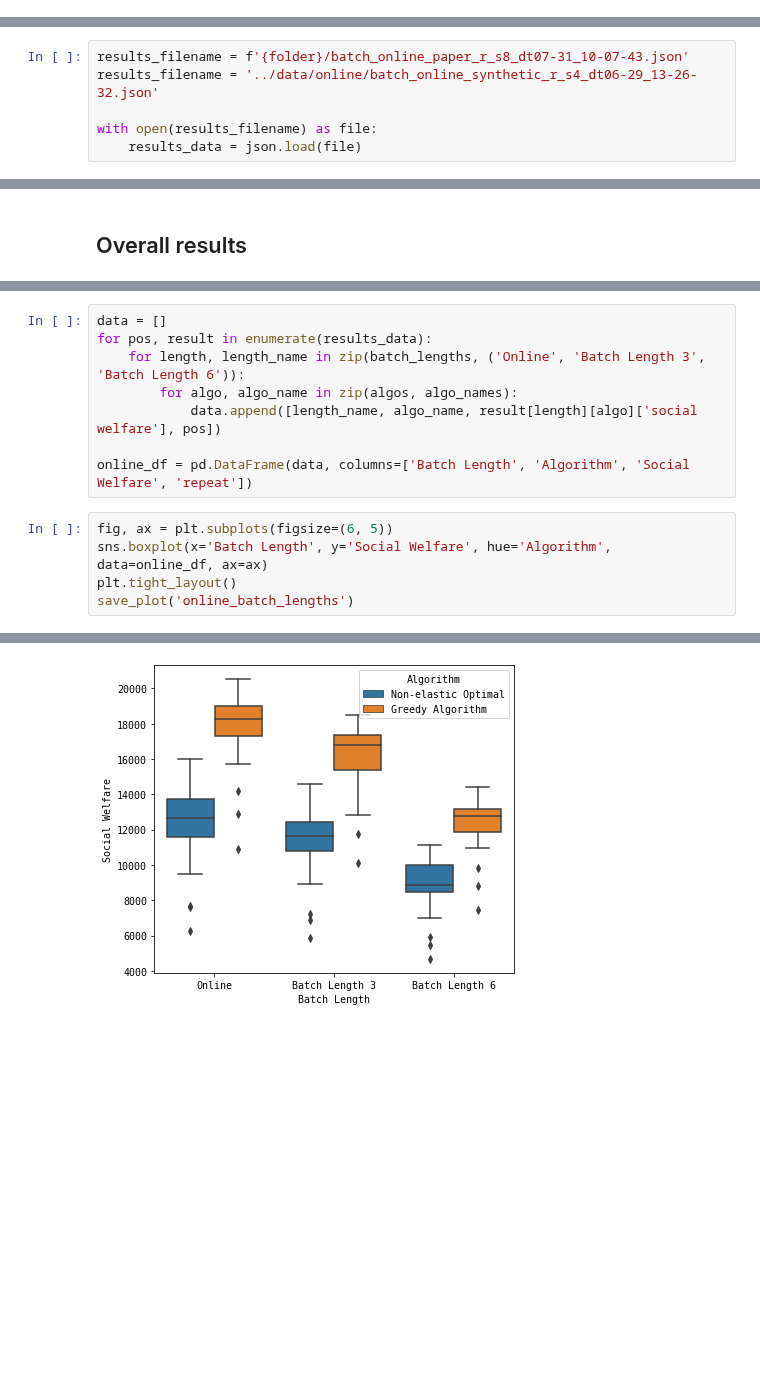
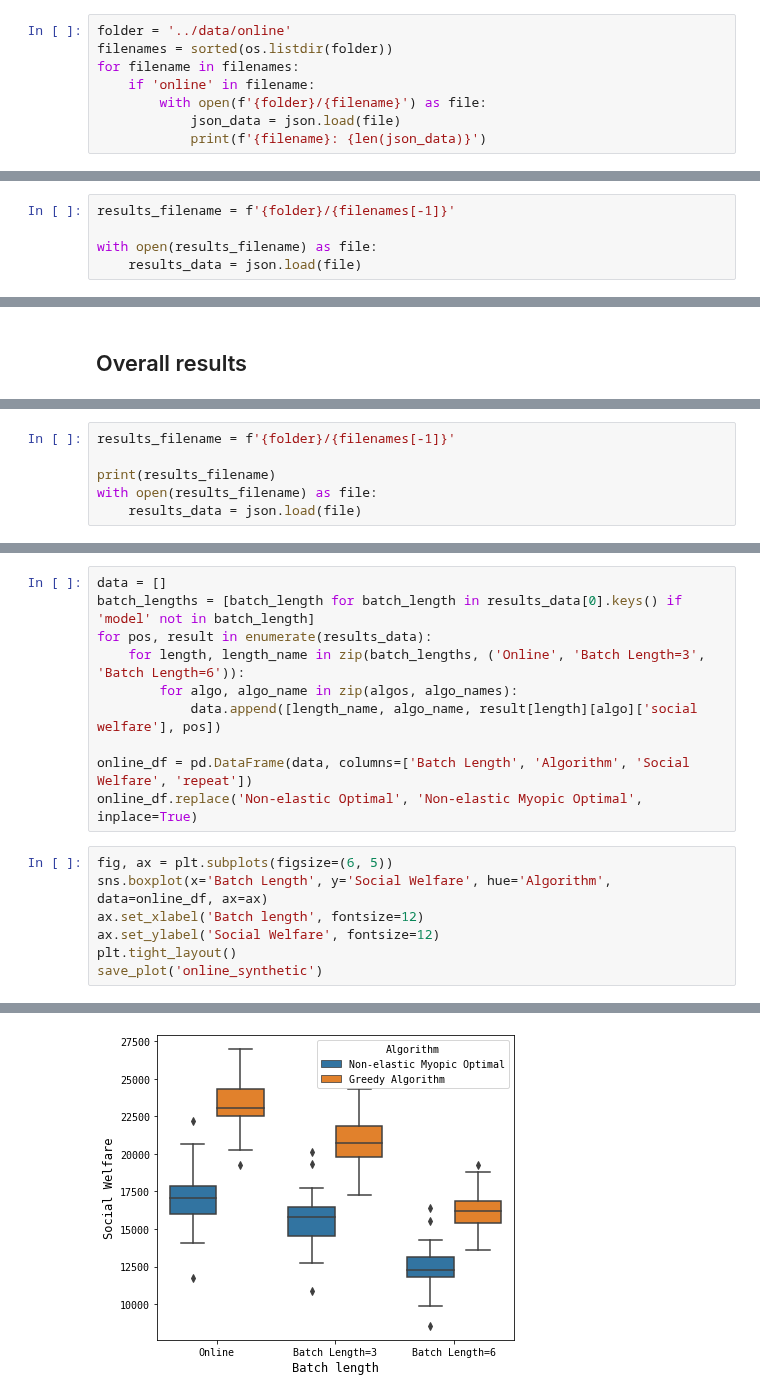
Before and after one commit to pseudo-rnd-thoughts/Elastic-Resource-Allocation, a Jupyter notebook: analysis/online.ipynb, the cells around one changed output, grey strips where cells are left out. Drawn from its saved outputs; the diff is of its cells as text; blank space fills up the shorter version.

```diff
--- a/analysis/online.ipynb
+++ b/analysis/online.ipynb
@@ -35,0 +40,8 @@ batch_online_paper_r_s6_dt07-24_13-00-33.json: 1
+# %%
+folder = '../data/online'
+filenames = sorted(os.listdir(folder))
+for filename in filenames:
+    if 'online' in filename:
+        with open(f'{folder}/{filename}') as file:
+            json_data = json.load(file)
+            print(f'{filename}: {len(json_data)}')
@@ -36,6 +60,5 @@ batch_online_paper_r_s6_dt07-24_13-00-33.json: 1
 # %%
-results_filename = f'{folder}/batch_online_paper_r_s8_dt07-31_10-07-43.json'
-results_filename = '../data/online/batch_online_synthetic_r_s4_dt06-29_13-26-32.json'
+results_filename = f'{folder}/{filenames[-1]}'
 
 with open(results_filename) as file:
     results_data = json.load(file)
@@ -110,0 +159,6 @@ batch length 6 - Tasks allocated: 0.235, social welfare: 12177.2, social welfare
+# %%
+results_filename = f'{folder}/{filenames[-1]}'
+
+print(results_filename)
+with open(results_filename) as file:
+    results_data = json.load(file)
@@ -111,16 +167,20 @@ batch length 6 - Tasks allocated: 0.235, social welfare: 12177.2, social welfare
 # %%
 data = []
+batch_lengths = [batch_length for batch_length in results_data[0].keys() if 'model' not in batch_length]
 for pos, result in enumerate(results_data):
-    for length, length_name in zip(batch_lengths, ('Online', 'Batch Length 3', 'Batch Length 6')):
+    for length, length_name in zip(batch_lengths, ('Online', 'Batch Length=3', 'Batch Length=6')):
         for algo, algo_name in zip(algos, algo_names):
             data.append([length_name, algo_name, result[length][algo]['social welfare'], pos])
 
 online_df = pd.DataFrame(data, columns=['Batch Length', 'Algorithm', 'Social Welfare', 'repeat'])
+online_df.replace('Non-elastic Optimal', 'Non-elastic Myopic Optimal', inplace=True)
 # %%
 fig, ax = plt.subplots(figsize=(6, 5))
 sns.boxplot(x='Batch Length', y='Social Welfare', hue='Algorithm', data=online_df, ax=ax)
+ax.set_xlabel('Batch length', fontsize=12)
+ax.set_ylabel('Social Welfare', fontsize=12)
 plt.tight_layout()
-save_plot('online_batch_lengths')
+save_plot('online_synthetic')
 # %% [output]
 The PostScript backend does not support transparency; partially transparent artists will be rendered opaque.
 The PostScript backend does not support transparency; partially transparent artists will be rendered opaque.
@@ -130 +190 @@ Save file location: figs/pdf/online_batch_lengths.pdf
-[figure, old version]
+[figure, new version]
```
Also changed, not shown: parts of 24 cells of this notebook, 2 other files.
